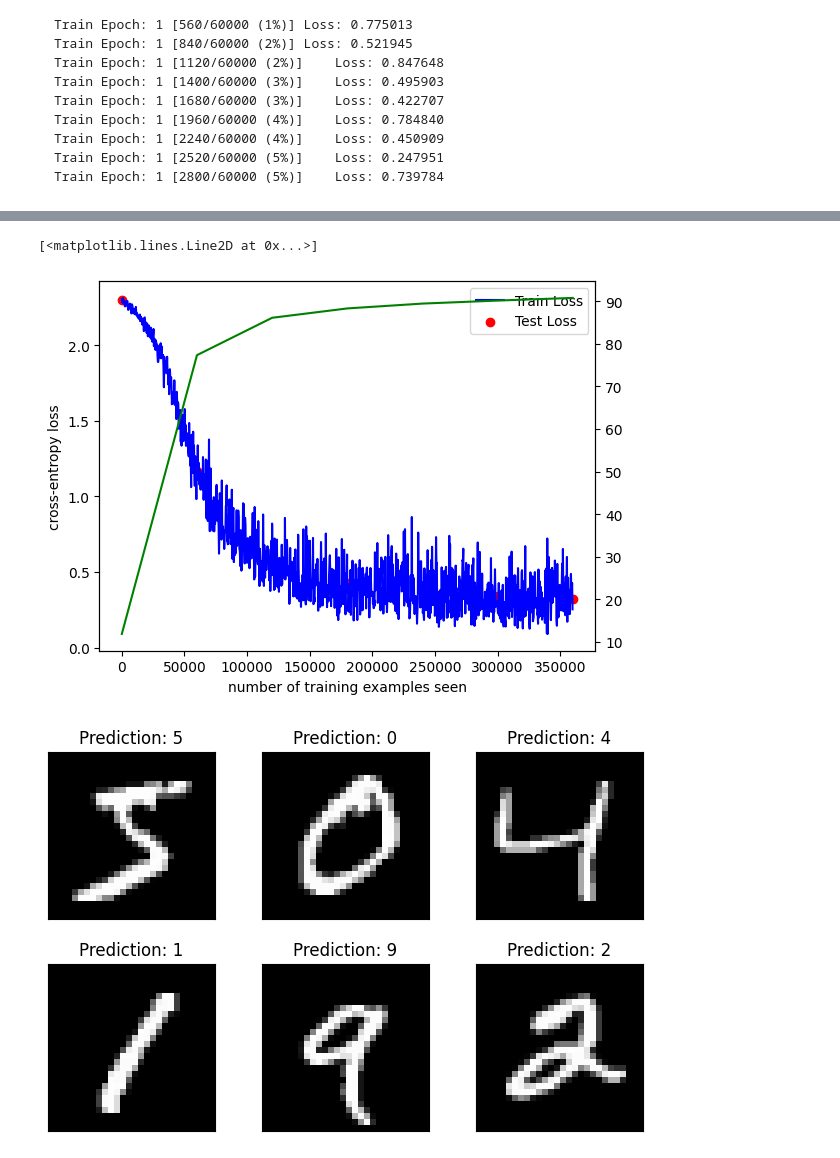
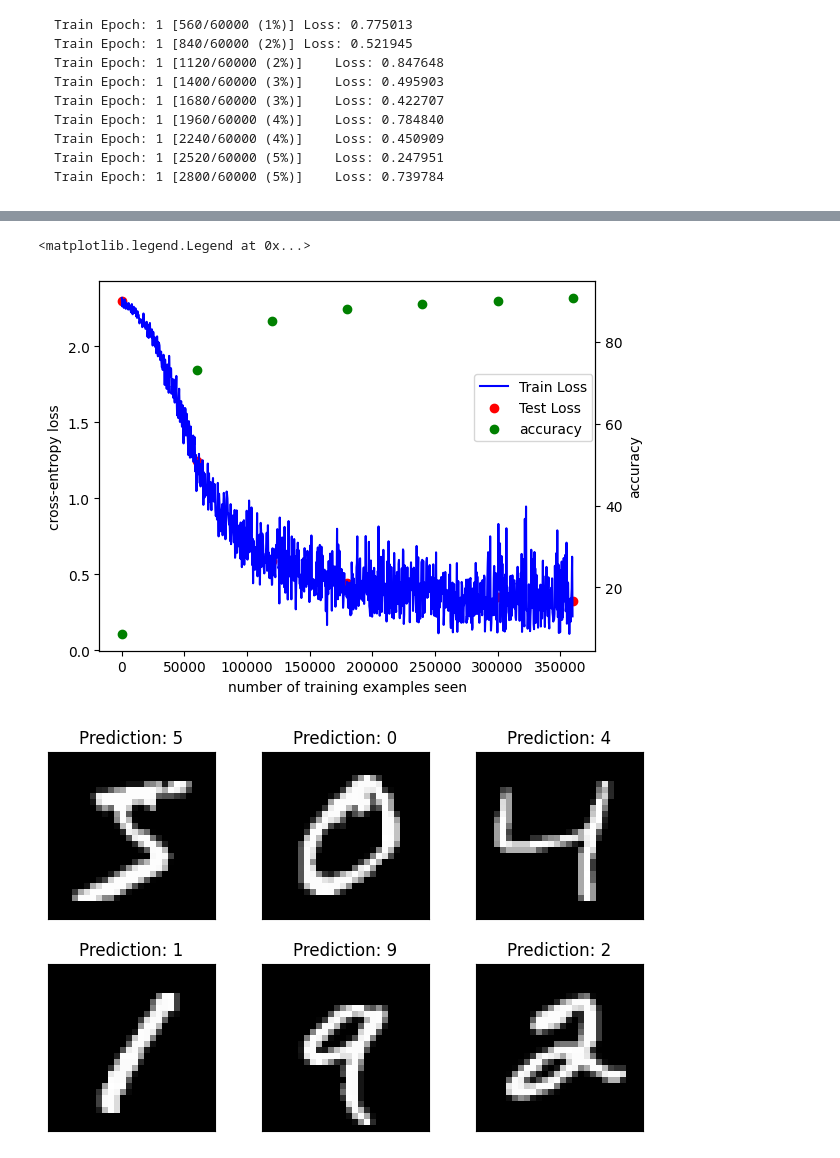
Before and after one commit to MaxCarlson/MachineLearningTalks, a Jupyter notebook: IntroToML.ipynb, the cells around one changed output, grey strips where cells are left out. Saved outputs shown, nothing was run; the diff lists cells and outputs as text; code cells hidden in the pictures.

Commit message:
placing legend.

```diff
--- a/IntroToML.ipynb
+++ b/IntroToML.ipynb
@@ -325,15 +326,19 @@ Test set: Avg. loss: 0.3195, Accuracy: 54471/60000 (91%)
 # %%
 fig, ax = plt.subplots()
 ax.plot(train_counter, train_losses, color='blue')
 ax.scatter(test_counter, test_losses, color='red')
-ax.legend(['Train Loss', 'Test Loss'], loc='upper right')
+
 plt.xlabel('number of training examples seen')
 plt.ylabel('cross-entropy loss')
 ax2 = ax.twinx()
-ax2.plot(test_counter, test_accuracy, color='green')
+ax2.scatter(test_counter, test_accuracy, color='green')
+#ax2.legend(['accuracy'], loc='center left')
+ax2.set_ylabel('accuracy')
+ax2.yaxis.set_label_position('right')
+fig.legend(['Train Loss', 'Test Loss', 'accuracy'], bbox_to_anchor=(0.7, 0.7), loc='upper left')
 # %% [output]
-[<matplotlib.lines.Line2D at 0x...>]
+<matplotlib.legend.Legend at 0x...>
-[figure, old version]
+[figure, new version]
 # %%
 with torch.no_grad():
   output = network(exampleData)
```
Also changed, not shown: parts of 2 cells of this notebook, 7 other files.
